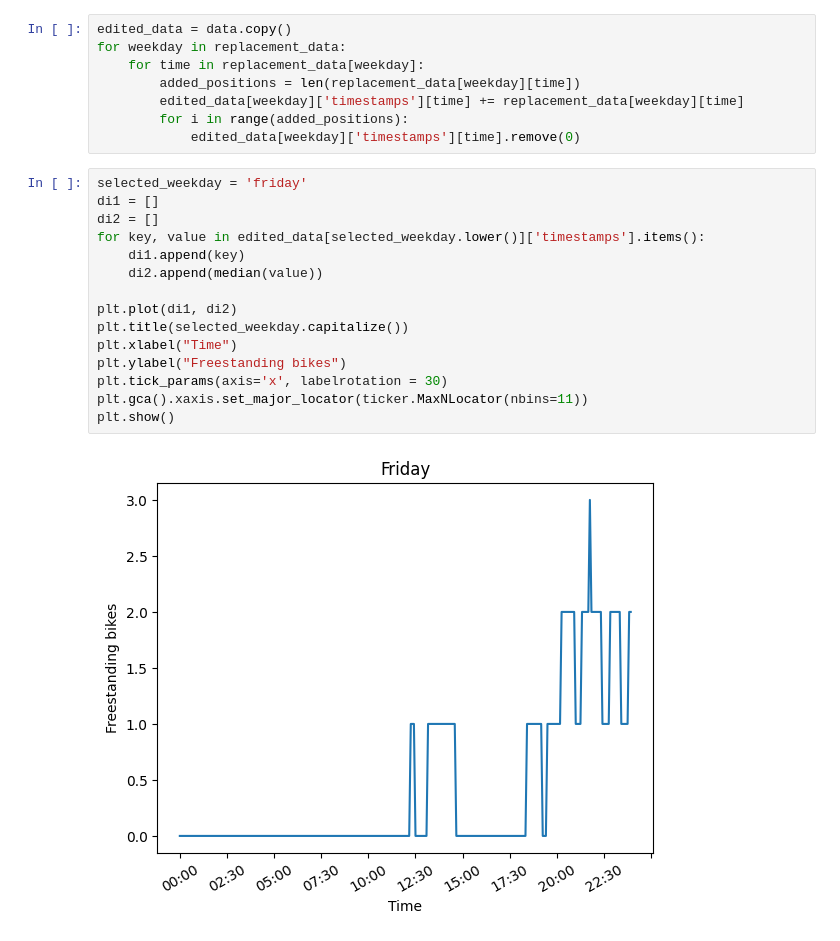
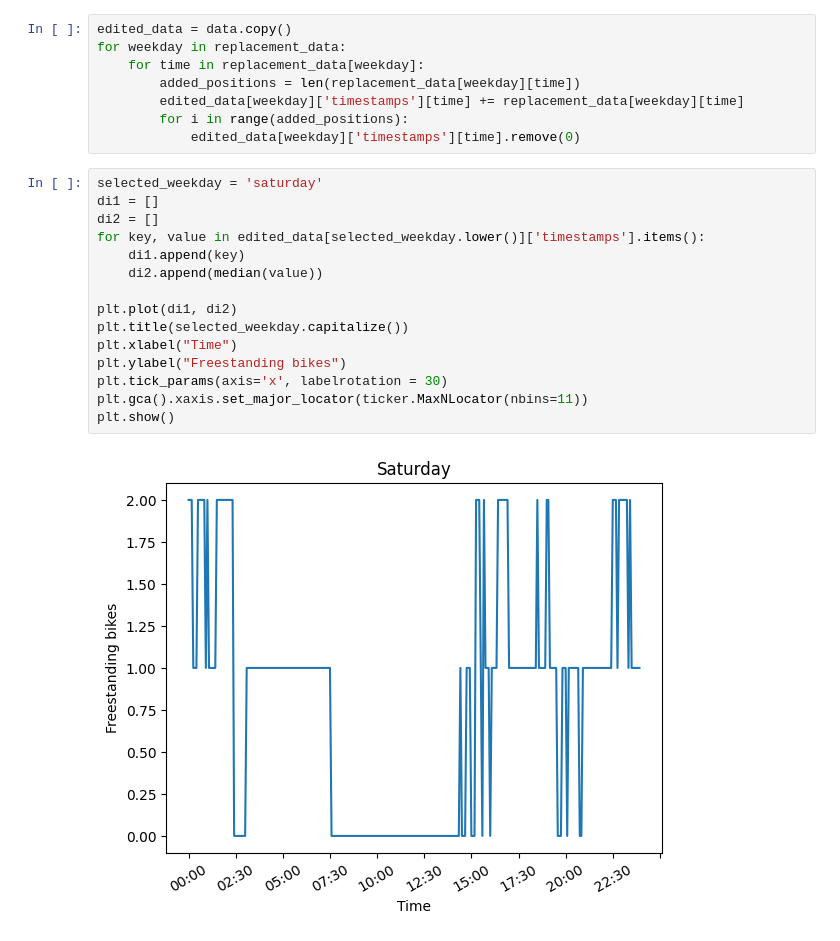
Before and after one commit to nextbike-extensions/Data-Analysis, a Jupyter notebook: Traffic analysis.ipynb, the cells around one changed output. Cells and saved outputs as stored; diff of their text form.

```diff
--- a/Traffic analysis.ipynb
+++ b/Traffic analysis.ipynb
@@ -189,19 +186,19 @@ for weekday in replacement_data:
         for i in range(added_positions):
             edited_data[weekday]['timestamps'][time].remove(0)
 # %%
-selected_weekday = 'friday'
+selected_weekday = 'saturday'
 di1 = []
 di2 = []
 for key, value in edited_data[selected_weekday.lower()]['timestamps'].items():
     di1.append(key)
     di2.append(median(value))
 
 plt.plot(di1, di2)
 plt.title(selected_weekday.capitalize())
 plt.xlabel("Time")
 plt.ylabel("Freestanding bikes")
 plt.tick_params(axis='x', labelrotation = 30)
 plt.gca().xaxis.set_major_locator(ticker.MaxNLocator(nbins=11))
 plt.show()
 # %% [output]
-[figure, old version]
+[figure, new version]
```
Also changed, not shown: parts of 4 cells of this notebook.
